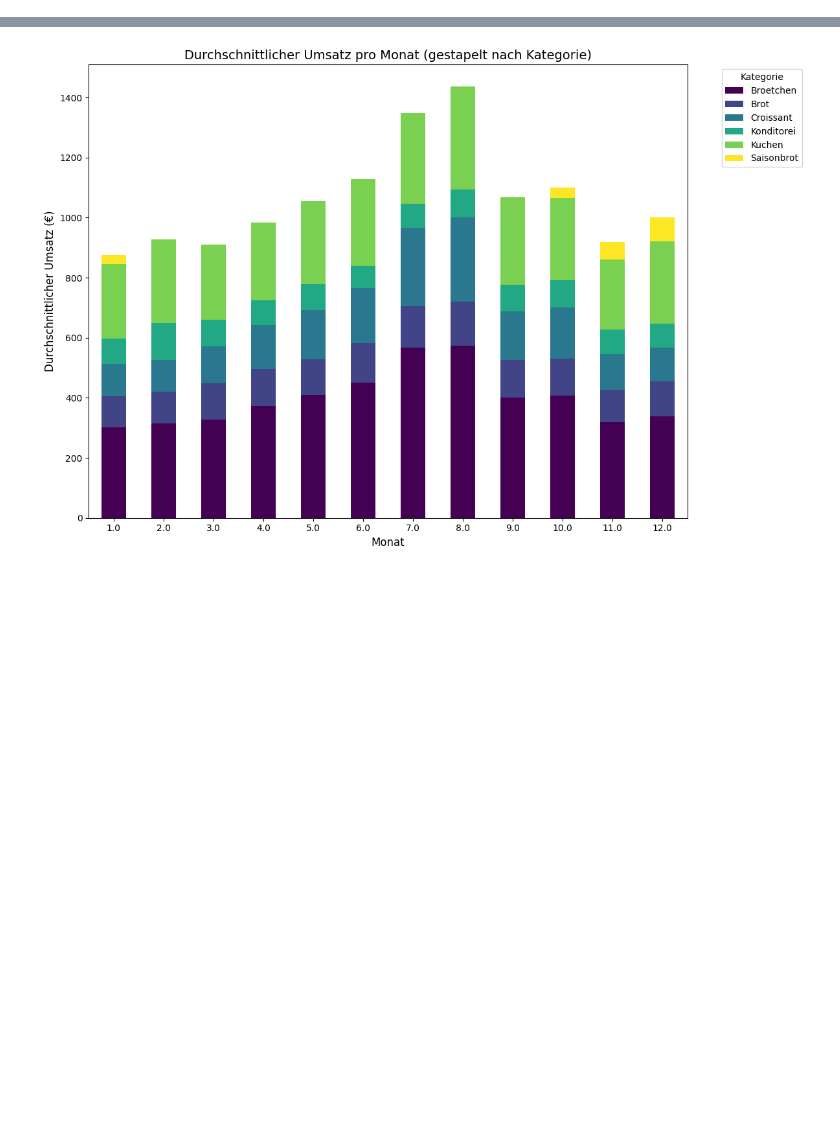
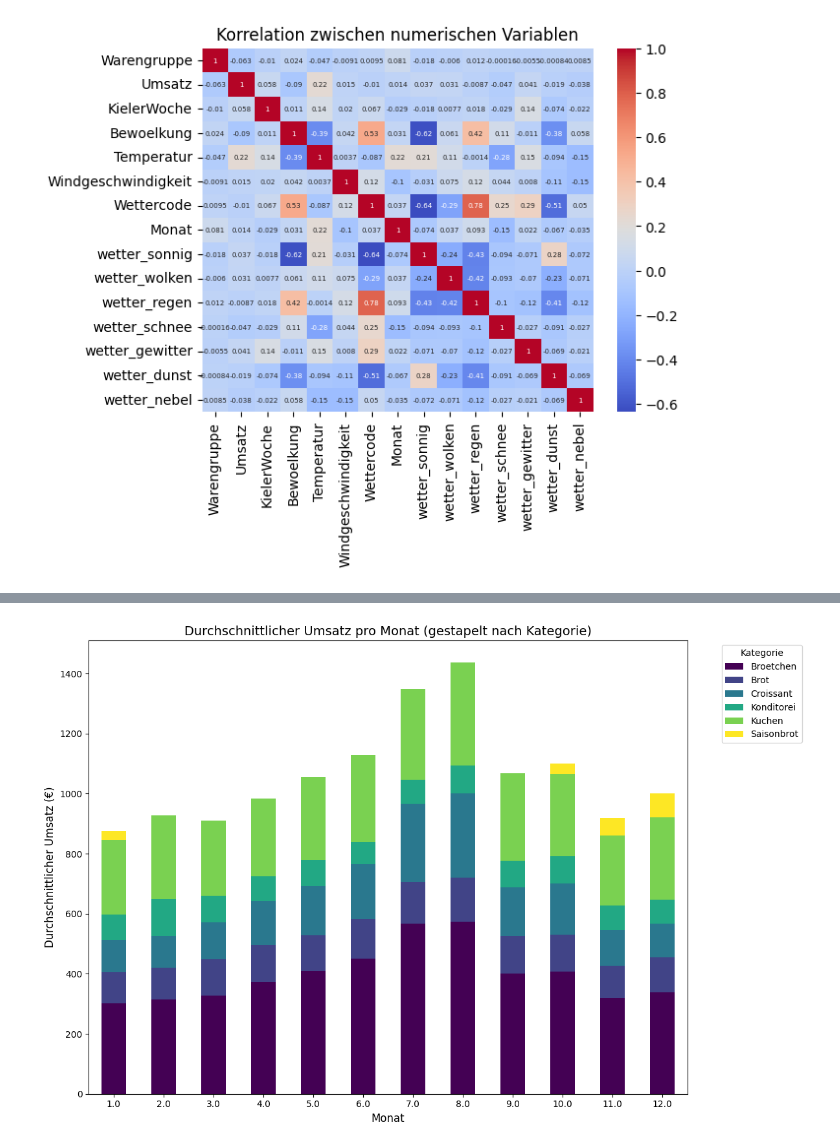
Before and after one commit to Heidikowski/Bakery-Project, a Jupyter notebook: 1_DatasetCharacteristics/grafiken_umsatz.ipynb, the cells around one changed output, grey strips where cells are left out. Saved outputs shown, nothing was run; the diff lists cells and outputs as text; code cells hidden in the pictures; blank space fills up the shorter version.

```diff
--- a/1_DatasetCharacteristics/grafiken_umsatz.ipynb
+++ b/1_DatasetCharacteristics/grafiken_umsatz.ipynb
@@ -0,0 +126,13 @@
+# %%
+# Überblick über die möglichen Korrelationen im Datensatz mittels Correlation Plot
+
+
+import seaborn as sns
+
+# Korrelation berechnen und darstellen
+correlation_matrix = umsatz_gesamt[numerical_cols].corr()
+sns.heatmap(correlation_matrix, annot=True, annot_kws={"size": 5}, cmap='coolwarm')
+plt.title('Korrelation zwischen numerischen Variablen')
+plt.show()
+# %% [output]
+[figure, added]
```
Also changed, not shown: parts of 14 cells of this notebook.
